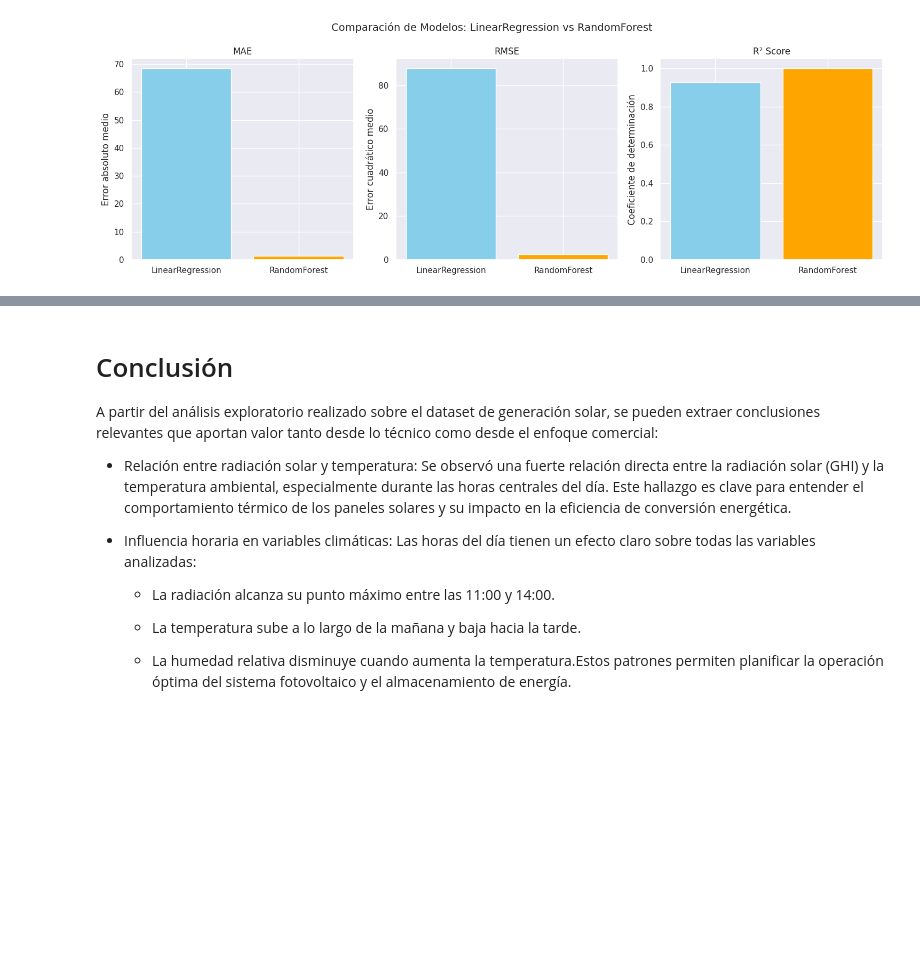
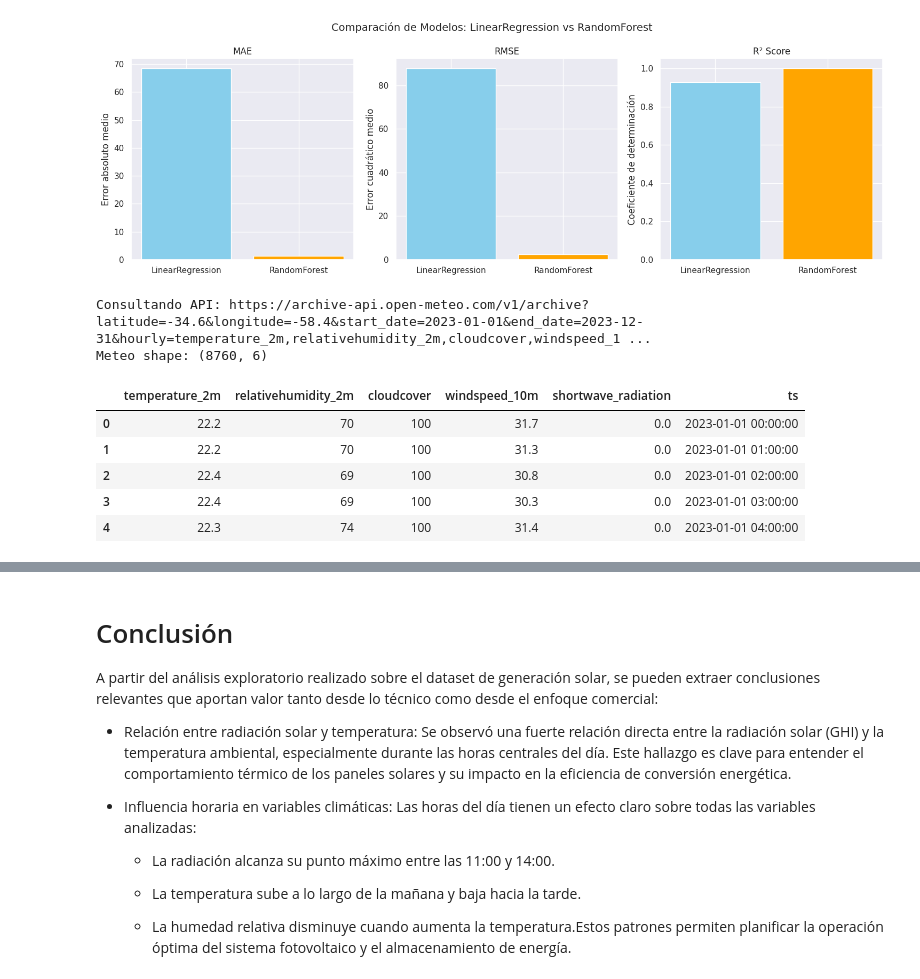
Before and after one commit to Pelado91/Proyecto-Data-Science-II, a Jupyter notebook: Generacion_Solar_Metzler.ipynb, the cells around one changed output, grey strips where cells are left out. Cells and saved outputs as stored; diff of their text form; code cells hidden in the pictures; blank space fills up the shorter version.

```diff
--- a/Generacion_Solar_Metzler.ipynb
+++ b/Generacion_Solar_Metzler.ipynb
@@ -448,3 +458,43 @@ plt.tight_layout()
 plt.show()
 # %% [output]
 [figure]
+# %%
+# CELDA: Enriquecimiento con API pública (Open-Meteo) - ejemplo
+# NOTA: reemplaza lat/lon por las coordenadas de tu planta
+import requests, time
+lat, lon = -34.6, -58.4  # ejemplo: Buenos Aires; ajustar
+start_date = df['ts'].min().strftime('%Y-%m-%d') if 'ts' in df.columns else '2023-01-01'
+end_date   = df['ts'].max().strftime('%Y-%m-%d') if 'ts' in df.columns else '2023-12-31'
+
+url = (
+    "https://archive-api.open-meteo.com/v1/archive"
+    f"?latitude={lat}&longitude={lon}"
+    f"&start_date={start_date}&end_date={end_date}"
+    "&hourly=temperature_2m,relativehumidity_2m,cloudcover,windspeed_10m,shortwave_radiation"
+)
+
+print("Consultando API:", url)
+r = requests.get(url, timeout=30)
+if r.ok:
+    data = r.json()
+    meteo = pd.DataFrame(data['hourly'])
+    # convertir timestamps (si vienen en formato ISO)
+    if 'time' in meteo.columns:
+        meteo['ts'] = pd.to_datetime(meteo['time'])
+        meteo = meteo.drop(columns=['time'])
+    # mostrar
+    print("Meteo shape:", meteo.shape)
+    display(meteo.head())
+    # Guardar
+    meteo.to_csv("meteo_open_meteo.csv", index=False)
+else:
+    print("Error API:", r.status_code, r.text[:300])
+# %% [output]
+Consultando API: https://archive-api.open-meteo.com/v1/archive?latitude=-34.6&longitude=-58.4&start_date=2023-01-01&end_date=2023-12-31&hourly=temperature_2m,relativehumidity_2m,cloudcover,windspeed_1 ...
+Meteo shape: (8760, 6)
+|  | temperature_2m | relativehumidity_2m | cloudcover | windspeed_10m | shortwave_radiation | ts |
+| 0 | 22.2 | 70 | 100 | 31.7 | 0.0 | 2023-01-01 00:00:00 |
+| 1 | 22.2 | 70 | 100 | 31.3 | 0.0 | 2023-01-01 01:00:00 |
+| 2 | 22.4 | 69 | 100 | 30.8 | 0.0 | 2023-01-01 02:00:00 |
+| 3 | 22.4 | 69 | 100 | 30.3 | 0.0 | 2023-01-01 03:00:00 |
+| 4 | 22.3 | 74 | 100 | 31.4 | 0.0 | 2023-01-01 04:00:00 |
```
Also changed, not shown: parts of 8 cells of this notebook.
